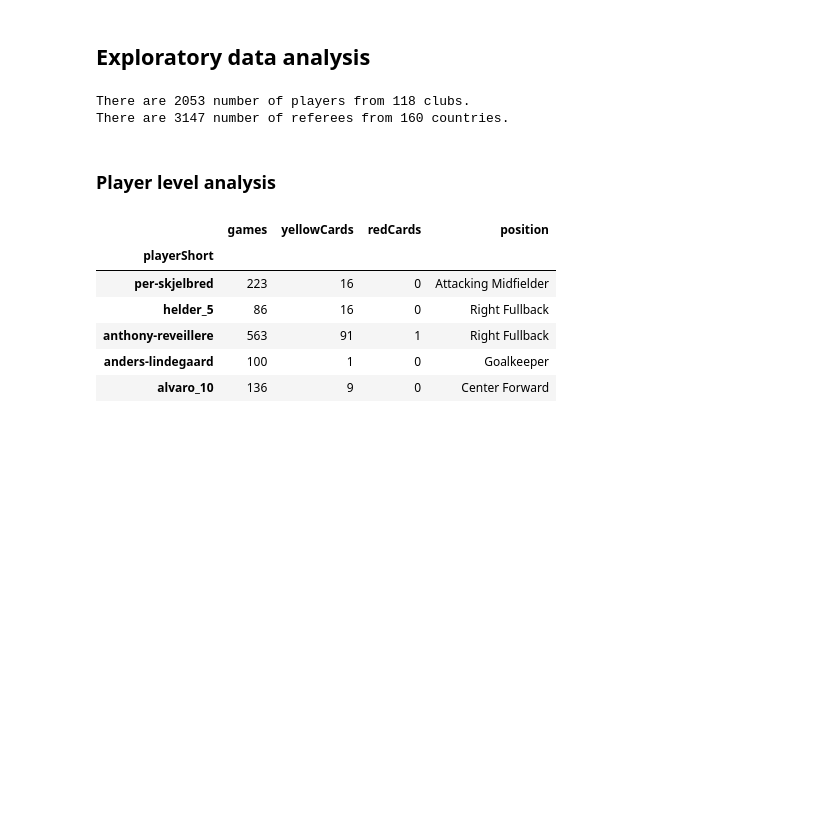
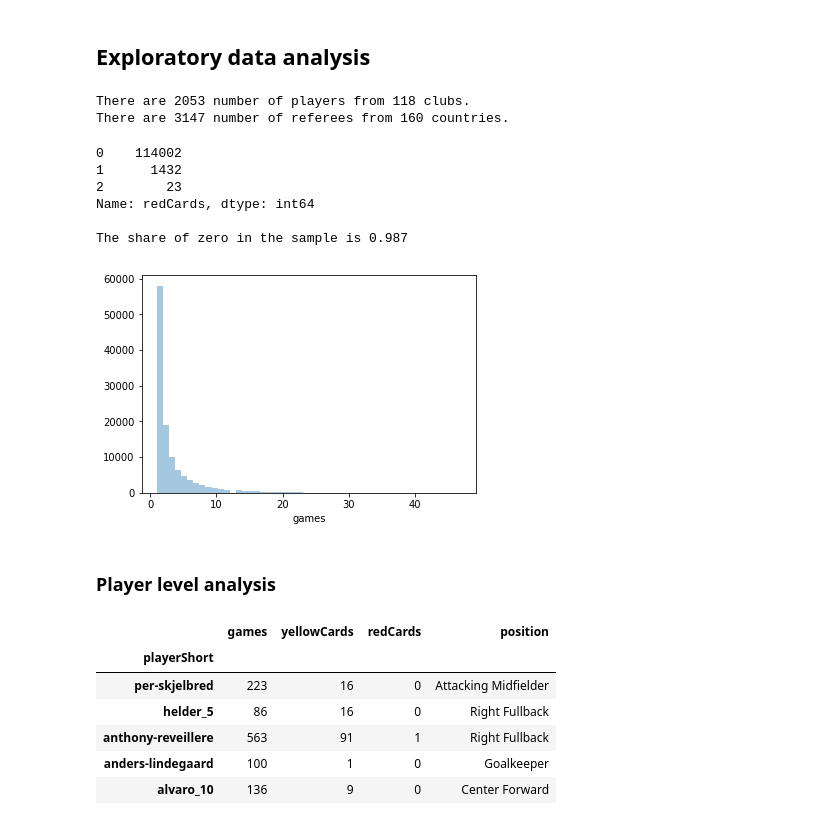
Before and after one commit to xnsue2020/redcards, a Jupyter notebook: redcard.ipynb, the cells around one changed output. Saved outputs shown, nothing was run; the diff lists cells and outputs as text; code cells hidden in the pictures; blank space fills up the shorter version.

Commit message:
Added zero-inflated methods

```diff
--- a/redcard.ipynb
+++ b/redcard.ipynb
@@ -72,6 +72,26 @@ print('There are ' + str(n3) + ' number of referees from '+str(n4)+' countries.'
 # %% [output]
 There are 2053 number of players from 118 clubs.
 There are 3147 number of referees from 160 countries.
+# %%
+# distribution of redCards: num of redCards player i received from referee j
+
+print(df.redCards.value_counts())
+print('')
+print('The share of zero in the sample is %.3f' % ((df.redCards==0).mean()) )
+# %% [output]
+0    114002
+1      1432
+2        23
+Name: redCards, dtype: int64
+
+The share of zero in the sample is 0.987
+# %%
+# distribution of number of games at dyads level
+
+sns.distplot(df.games, kde=False)
+plt.show()
+# %% [output]
+[figure, added]
 # %% [markdown]
 ### Player level analysis
 # %%
```
Also changed, not shown: parts of 12 cells of this notebook.
